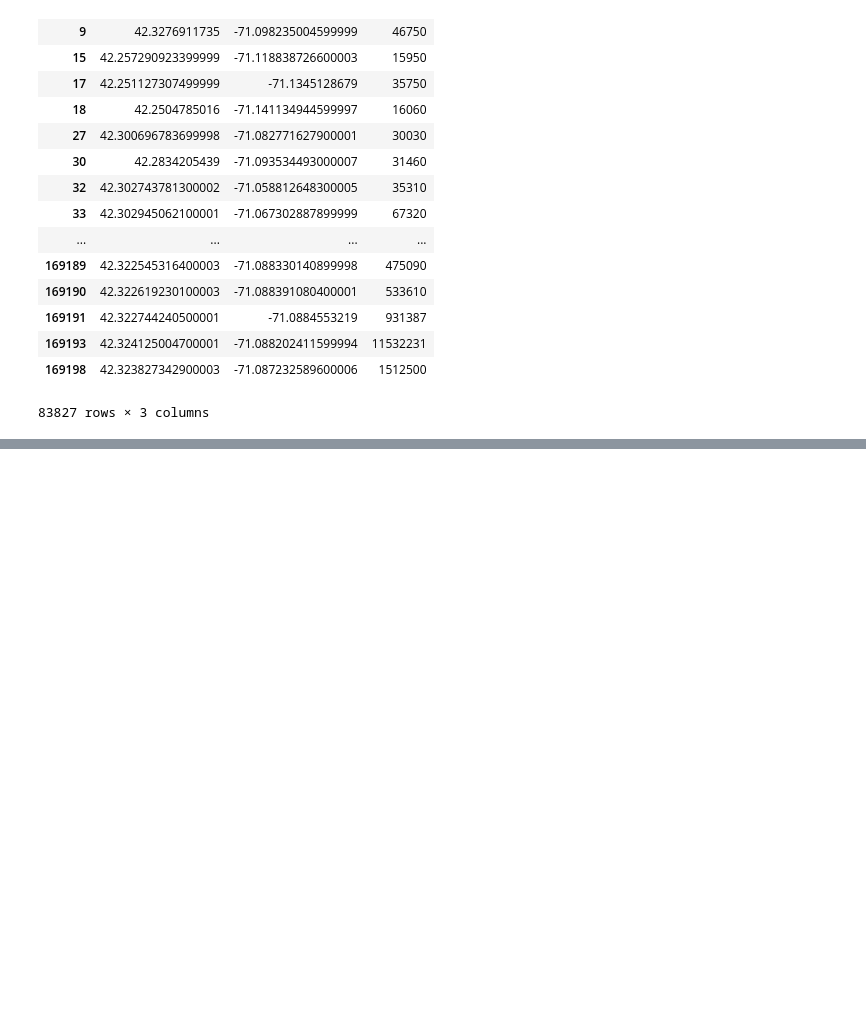
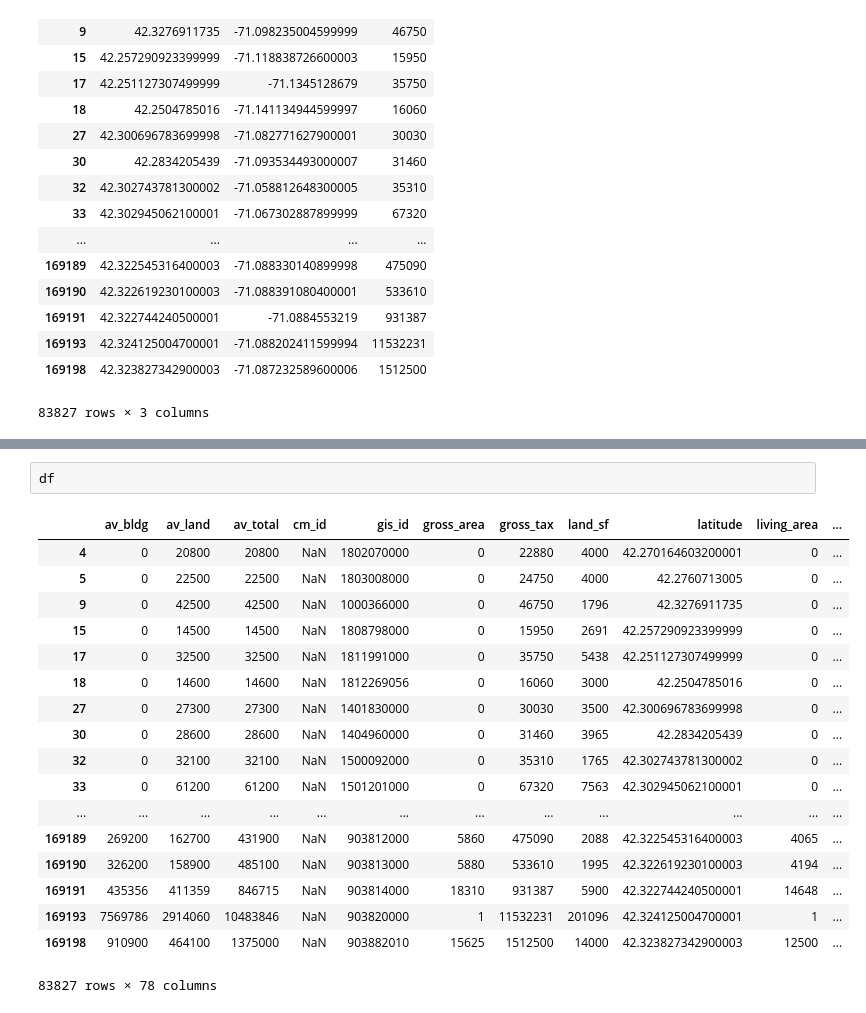
Before and after one commit to data-mechanics/course-2016-fal-proj, a Jupyter notebook: alsk_yinghang/Property.ipynb, the cells around one changed output, grey strips where cells are left out. Drawn from its saved outputs; the diff is of its cells as text; blank space fills up the shorter version.

```diff
--- a/alsk_yinghang/Property.ipynb
+++ b/alsk_yinghang/Property.ipynb
@@ -142,0 +161,21 @@ See the caveats in the documentation: http://pandas.pydata.org/pandas-docs/stabl
+# %%
+df
+# %% [output]
+|  | av_bldg | av_land | av_total | cm_id | gis_id | gross_area | gross_tax | land_sf | latitude | living_area | ... |
+| 4 | 0 | 20800 | 20800 | NaN | 1802070000 | 0 | 22880 | 4000 | 42.270164603200001 | 0 | ... |
+| 5 | 0 | 22500 | 22500 | NaN | 1803008000 | 0 | 24750 | 4000 | 42.2760713005 | 0 | ... |
+| 9 | 0 | 42500 | 42500 | NaN | 1000366000 | 0 | 46750 | 1796 | 42.3276911735 | 0 | ... |
+| 15 | 0 | 14500 | 14500 | NaN | 1808798000 | 0 | 15950 | 2691 | 42.257290923399999 | 0 | ... |
+| 17 | 0 | 32500 | 32500 | NaN | 1811991000 | 0 | 35750 | 5438 | 42.251127307499999 | 0 | ... |
+| 18 | 0 | 14600 | 14600 | NaN | 1812269056 | 0 | 16060 | 3000 | 42.2504785016 | 0 | ... |
+| 27 | 0 | 27300 | 27300 | NaN | 1401830000 | 0 | 30030 | 3500 | 42.300696783699998 | 0 | ... |
+| 30 | 0 | 28600 | 28600 | NaN | 1404960000 | 0 | 31460 | 3965 | 42.2834205439 | 0 | ... |
+| 32 | 0 | 32100 | 32100 | NaN | 1500092000 | 0 | 35310 | 1765 | 42.302743781300002 | 0 | ... |
+| 33 | 0 | 61200 | 61200 | NaN | 1501201000 | 0 | 67320 | 7563 | 42.302945062100001 | 0 | ... |
+| ... | ... | ... | ... | ... | ... | ... | ... | ... | ... | ... | ... |
+| 169189 | 269200 | 162700 | 431900 | NaN | 903812000 | 5860 | 475090 | 2088 | 42.322545316400003 | 4065 | ... |
+| 169190 | 326200 | 158900 | 485100 | NaN | 903813000 | 5880 | 533610 | 1995 | 42.322619230100003 | 4194 | ... |
+| 169191 | 435356 | 411359 | 846715 | NaN | 903814000 | 18310 | 931387 | 5900 | 42.322744240500001 | 14648 | ... |
+| 169193 | 7569786 | 2914060 | 10483846 | NaN | 903820000 | 1 | 11532231 | 201096 | 42.324125004700001 | 1 | ... |
+| 169198 | 910900 | 464100 | 1375000 | NaN | 903882010 | 15625 | 1512500 | 14000 | 42.323827342900003 | 12500 | ... |
+83827 rows × 78 columns
```
Also changed, not shown: parts of 7 cells of this notebook, 2 other files.
